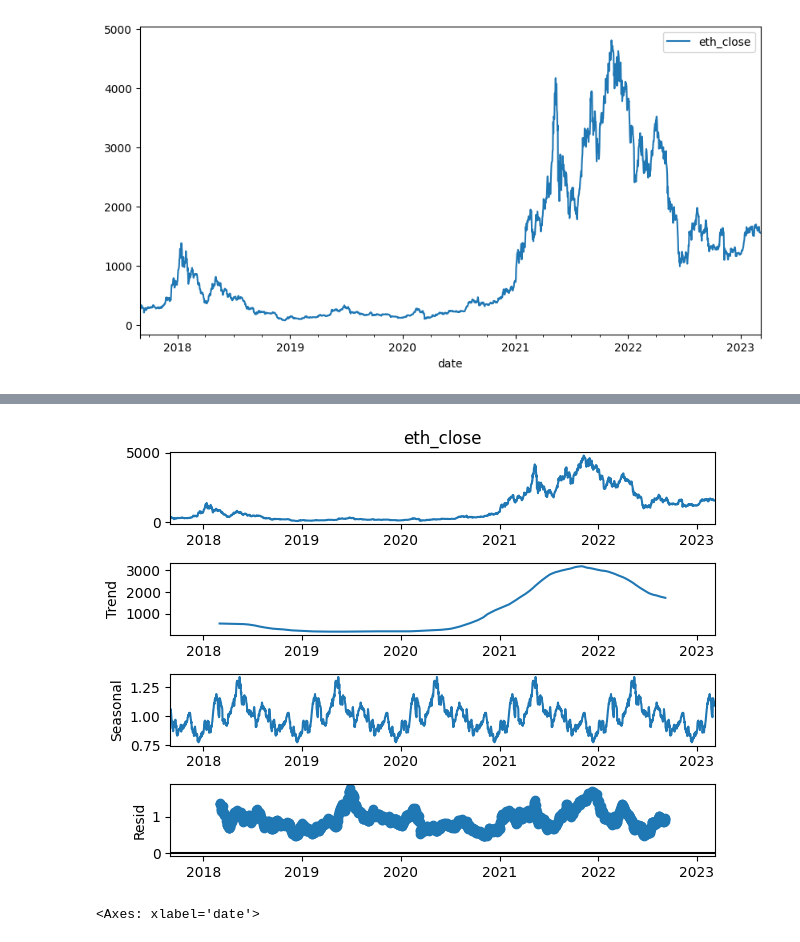
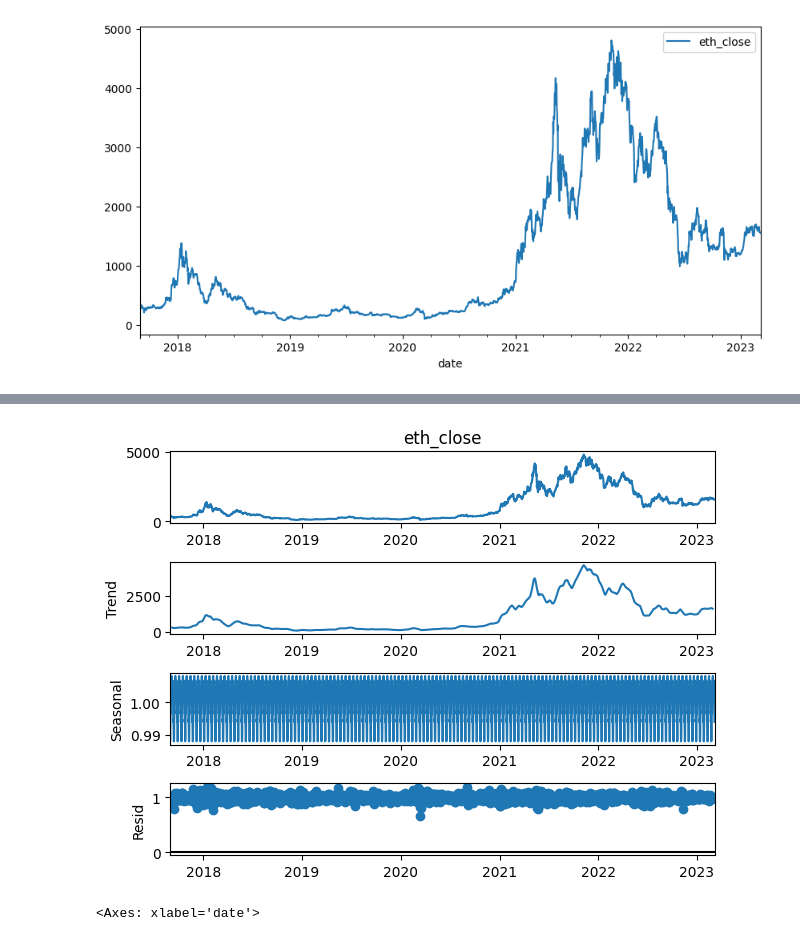
Before and after one commit to danieltar18/ethereum_analysis, a Jupyter notebook: holt_winters_model.ipynb, the cells around one changed output, grey strips where cells are left out. Cells and saved outputs as stored; diff of their text form; code cells hidden in the pictures.

```diff
--- a/holt_winters_model.ipynb
+++ b/holt_winters_model.ipynb
@@ -58,10 +112,11 @@ for period in [1,7,12,14,30,365]:
 # %%
-##Only 365 day period shows a possible seasonality
-seasonality_trend = seasonal_decompose(df_close.eth_close, model="multiplicative", period=365)
+##Only 3 day period shows a possible seasonality
+seasonality_trend = seasonal_decompose(df_close.eth_close, model="multiplicative", period=14)
 seasonality_trend.plot()
+plt.savefig("charts/forecast/holt-winter-season-trend-decompose.png")
 plt.show()
 # %% [output]
-[figure, old version]
+[figure, new version]
 # %%
 df_close["logclose"] = np.log(df_close.eth_close)
 # %%
```
Also changed, not shown: parts of 28 cells of this notebook.
